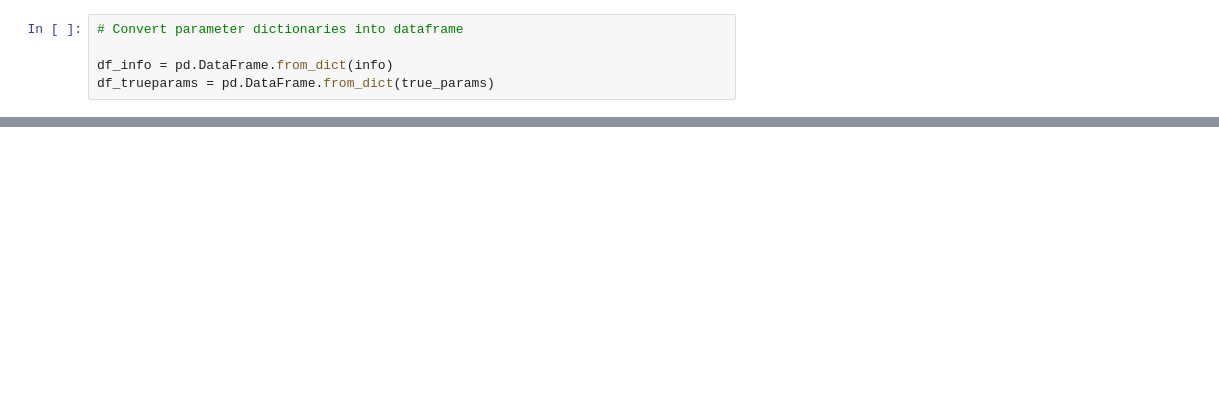
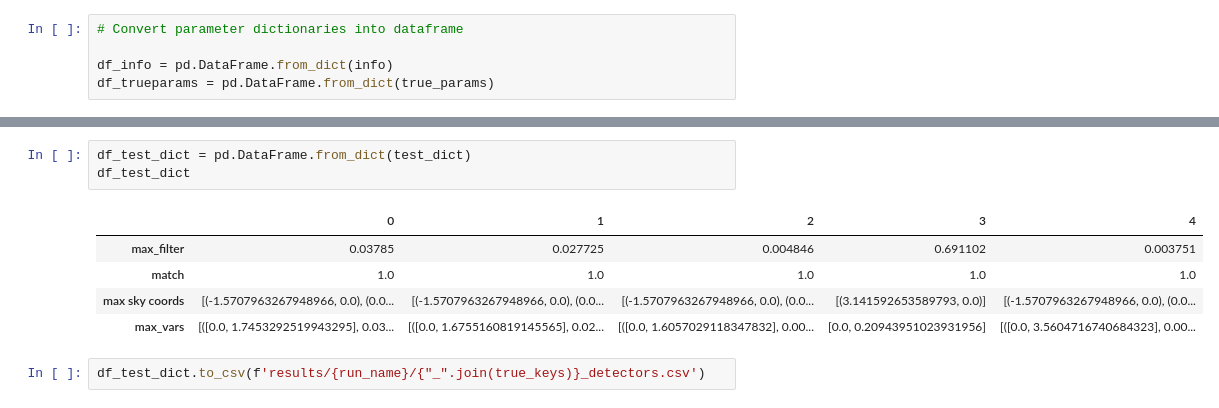
Before and after one commit to charrybdis/gw-detectors_modified, a Jupyter notebook: match.ipynb, the cells around one changed output, grey strips where cells are left out. Drawn from its saved outputs; the diff is of its cells as text; blank space fills up the shorter version.

```diff
--- a/match.ipynb
+++ b/match.ipynb
@@ -260,0 +309,11 @@ df_results.to_csv(f'results/{run_name}/{true_keys[0]}.csv')
+# %%
+df_test_dict = pd.DataFrame.from_dict(test_dict)
+df_test_dict
+# %% [output]
+|  | 0 | 1 | 2 | 3 | 4 |
+| max_filter | 0.03785 | 0.027725 | 0.004846 | 0.691102 | 0.003751 |
+| match | 1.0 | 1.0 | 1.0 | 1.0 | 1.0 |
+| max sky coords | [(-1.5707963267948966, 0.0), (0.0... | [(-1.5707963267948966, 0.0), (0.0... | [(-1.5707963267948966, 0.0), (0.0... | [(3.141592653589793, 0.0)] | [(-1.5707963267948966, 0.0), (0.0... |
+| max_vars | [([0.0, 1.7453292519943295], 0.03... | [([0.0, 1.6755160819145565], 0.02... | [([0.0, 1.6057029118347832], 0.00... | [0.0, 0.20943951023931956] | [([0.0, 3.5604716740684323], 0.00... |
+# %%
+df_test_dict.to_csv(f'results/{run_name}/{"_".join(true_keys)}_detectors.csv')
```
Also changed, not shown: parts of 18 cells of this notebook, 12 other files.
